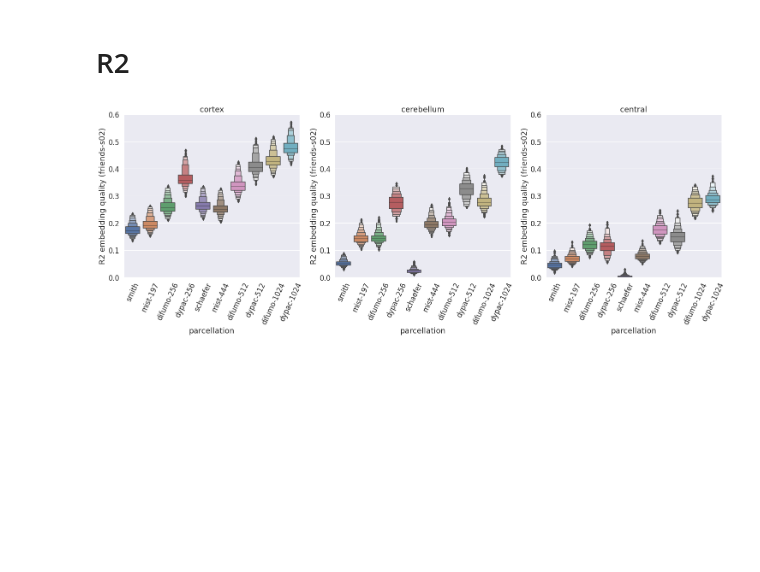
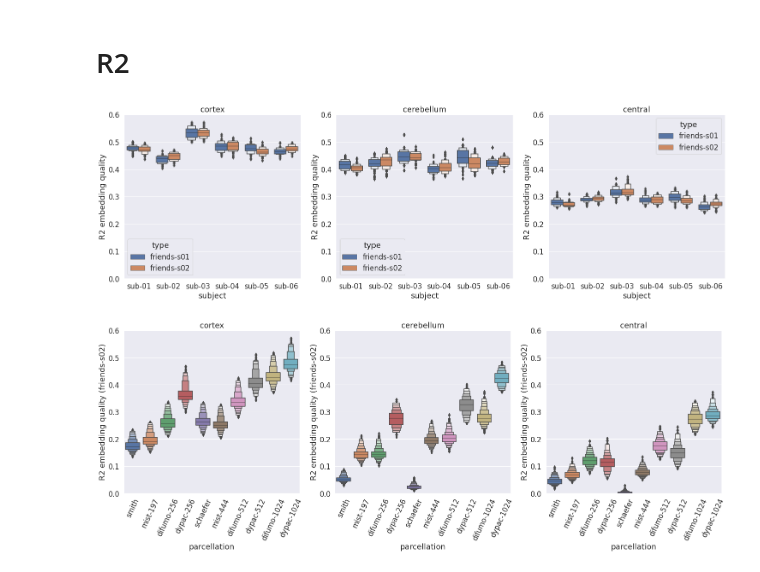
Before and after one commit to courtois-neuromod/cneuromod_embeddings, a Jupyter notebook: cneuromod_embeddings/friends-s02_all_experiments.ipynb, the cells around one changed output. Drawn from its saved outputs; the diff is of its cells as text; code cells hidden in the pictures; blank space fills up the shorter version.

```diff
--- a/cneuromod_embeddings/friends-s02_all_experiments.ipynb
+++ b/cneuromod_embeddings/friends-s02_all_experiments.ipynb
@@ -24,6 +24,29 @@ r2 = {}
 r2['cortex'] = fetch_r2(os.path.join(path_data, 'r2_cortex'), xp_type)
 r2['central'] = fetch_r2(os.path.join(path_data, 'r2_central'), xp_type)
 r2['cerebellum'] = fetch_r2(os.path.join(path_data, 'r2_cerebellum'), xp_type)
+# %%
+fig = plt.figure(figsize=(25, 7))
+
+def plot_r2_intra_vs_training(r2, type_mask):
+    val_r2 = pd.read_pickle(r2[type_mask]['training']['cluster-256_state-1024'])
+    val_r2['type'] = 'friends-s01'
+    val_r2_s02 = pd.read_pickle(r2[type_mask]['intra']['cluster-256_state-1024'])
+    val_r2_s02['type'] = 'friends-s02'
+    val_r2 = val_r2.append(val_r2_s02)
+
+    sns.boxenplot(data=val_r2, x='subject', y='r2', hue='type', scale='area')
+    plt.ylim( (0, 0.6))
+    plt.ylabel('R2 embedding quality')
+    plt.title(type_mask)
+
+plt.subplot(1, 3, 1)
+plot_r2_intra_vs_training(r2, 'cortex')
+plt.subplot(1, 3, 2)
+plot_r2_intra_vs_training(r2, 'cerebellum')
+plt.subplot(1, 3, 3)
+plot_r2_intra_vs_training(r2, 'central')
+# %% [output]
+[figure, added]
 # %%
 def plot_r2_parcels(r2, type_mask):
     labels = ('smith', 'mist-197', 'difumo-256', 'dypac-256', 'schaefer', 'mist-444', 'difumo-512', 'dypac-512', 'difumo-1024', 'dypac-1024')
```
Also changed, not shown: parts of 2 cells of this notebook, 1 other file.
